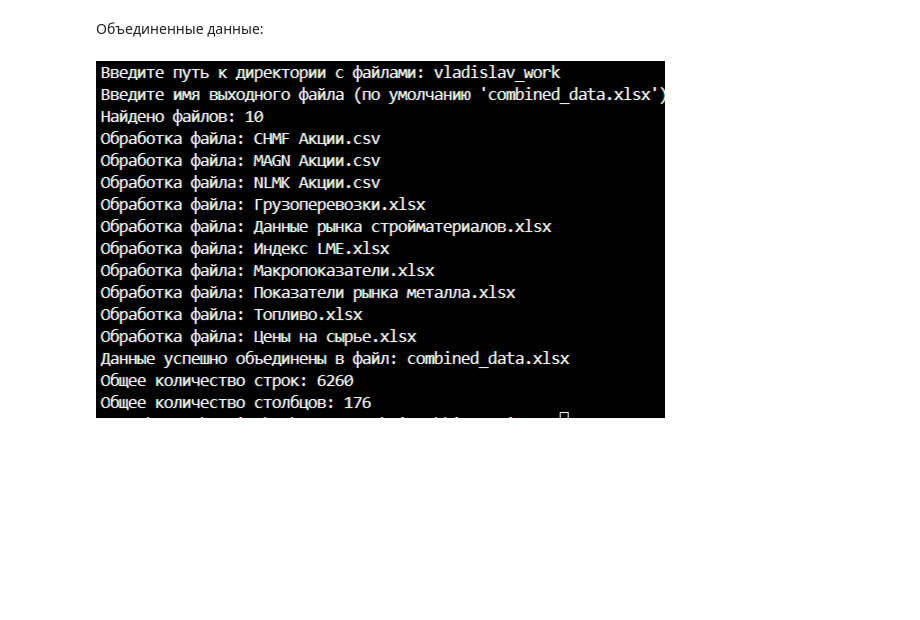
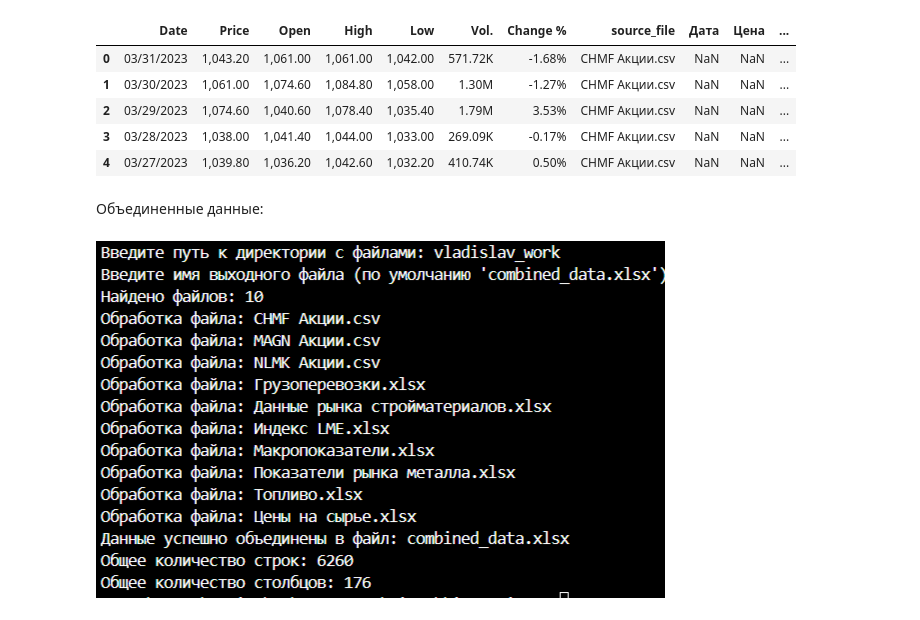
Before and after one commit to darinbtw/intensiv_3, a Jupyter notebook: vladislav_work/check_combined_ecxel_files.ipynb, the cells around one changed output. Drawn from its saved outputs; the diff is of its cells as text; code cells hidden in the pictures; blank space fills up the shorter version.

```diff
--- a/vladislav_work/check_combined_ecxel_files.ipynb
+++ b/vladislav_work/check_combined_ecxel_files.ipynb
@@ -25,3 +1,19 @@ file.head(20)
+# %%
+import pandas as pd
+
+pd.set_option('display.max_rows', None)  # Показывать все строки
+pd.set_option('display.max_columns', None)  # Показывать все столбцы
+pd.set_option('display.width', None)  # Автоперенос строк (чтобы не обрезались по ширине)
+pd.set_option('display.max_colwidth', None)  # Показывать полное содержимое ячеек
+file = pd.read_excel('combined_data.xlsx')
+file.head()
+# %% [output]
+|  | Date | Price | Open | High | Low | Vol. | Change % | source_file | Дата | Цена | ... |
+| 0 | 03/31/2023 | 1,043.20 | 1,061.00 | 1,061.00 | 1,042.00 | 571.72K | -1.68% | CHMF Акции.csv | NaN | NaN | ... |
+| 1 | 03/30/2023 | 1,061.00 | 1,074.60 | 1,084.80 | 1,058.00 | 1.30M | -1.27% | CHMF Акции.csv | NaN | NaN | ... |
+| 2 | 03/29/2023 | 1,074.60 | 1,040.60 | 1,078.40 | 1,035.40 | 1.79M | 3.53% | CHMF Акции.csv | NaN | NaN | ... |
+| 3 | 03/28/2023 | 1,038.00 | 1,041.40 | 1,044.00 | 1,033.00 | 269.09K | -0.17% | CHMF Акции.csv | NaN | NaN | ... |
+| 4 | 03/27/2023 | 1,039.80 | 1,036.20 | 1,042.60 | 1,032.20 | 410.74K | 0.50% | CHMF Акции.csv | NaN | NaN | ... |
 # %% [markdown]
 Объединенные данные:
 # %% [markdown]
```
Also changed, not shown: parts of 1 cell of this notebook, 13 other files.
